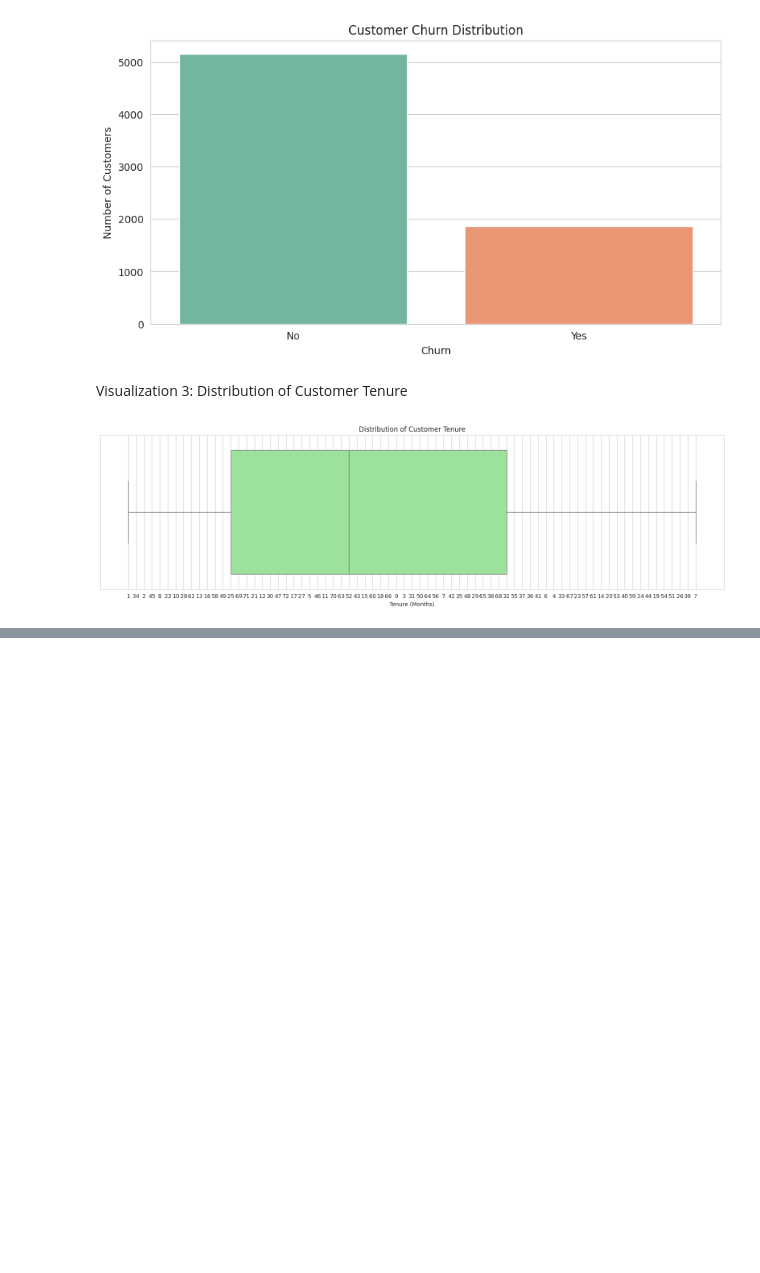
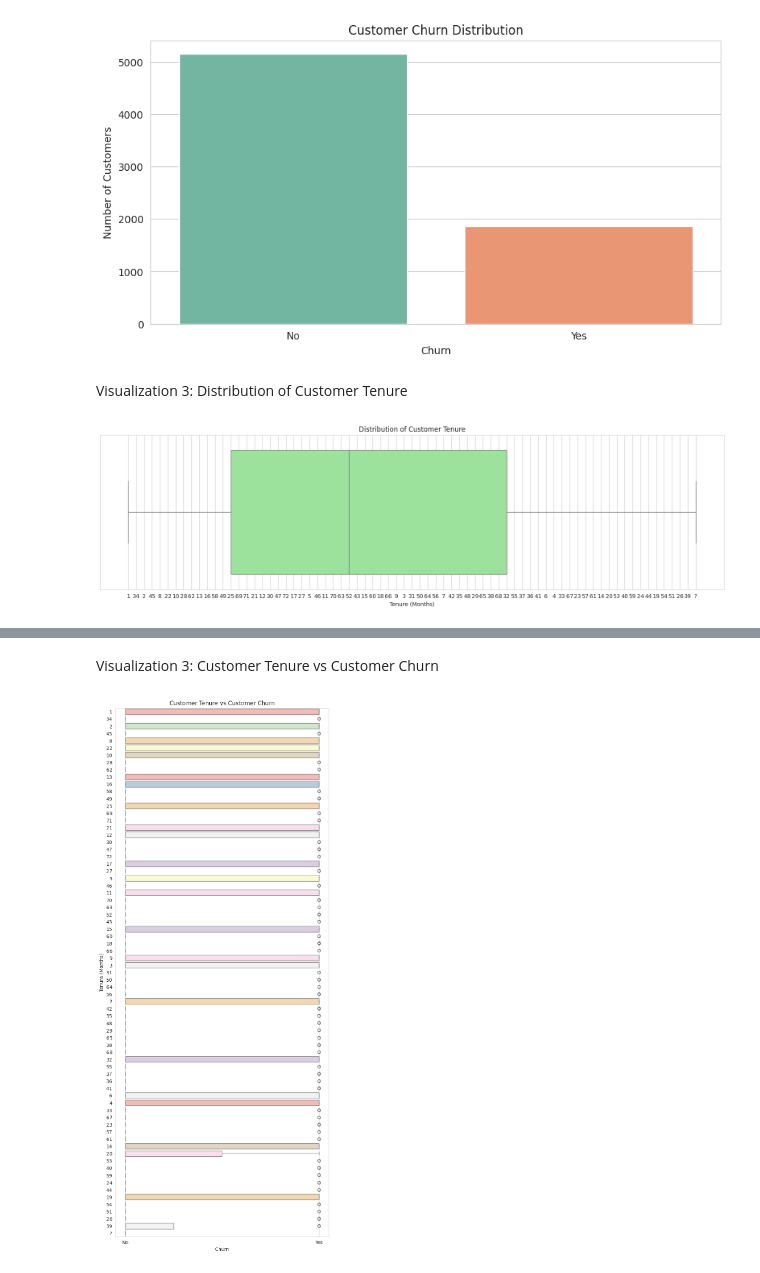
Before and after one commit to anujsh2004/Anuj-Sharma, a Jupyter notebook: EDA_23BDS0164.ipynb, the cells around one changed output, grey strips where cells are left out. Saved outputs shown, nothing was run; the diff lists cells and outputs as text; code cells hidden in the pictures; blank space fills up the shorter version.

```diff
--- a/EDA_23BDS0164.ipynb
+++ b/EDA_23BDS0164.ipynb
@@ -550,0 +580,13 @@ plt.show()
+# %% [markdown]
+Visualization 3: Customer Tenure vs Customer Churn
+# %%
+# Plotting Customer Tenure vs Customer Churn
+plt.figure(figsize=(8,20))
+sns.boxplot(x="Churn", y="tenure", data=df, palette="Pastel1")
+plt.title("Customer Tenure vs Customer Churn")
+plt.xlabel("Churn")
+plt.ylabel("Tenure (Months)")
+plt.xticks([0,1],["No","Yes"])
+plt.show()
+# %% [output]
+[figure, added]
```
Also changed, not shown: parts of 5 cells of this notebook.
